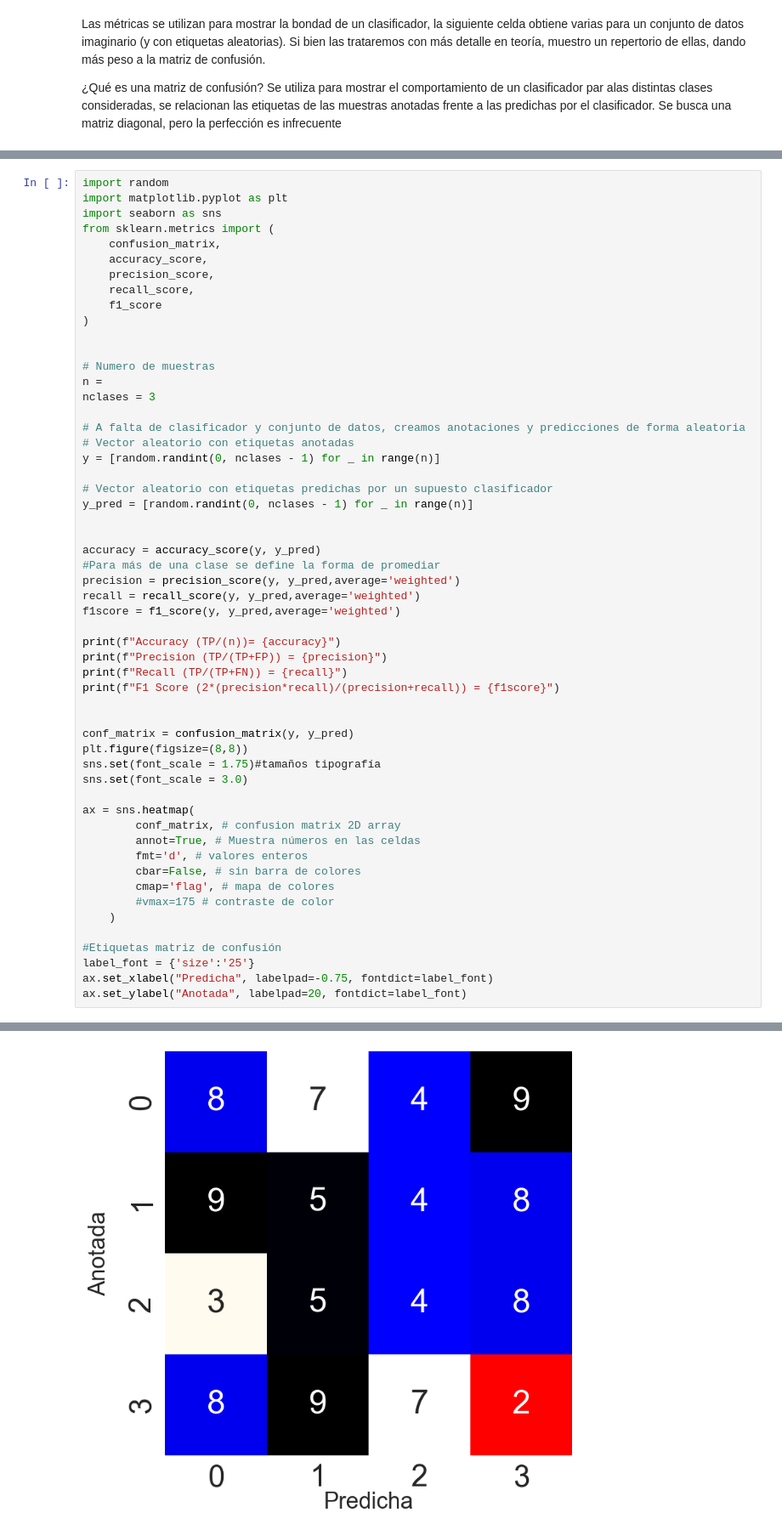
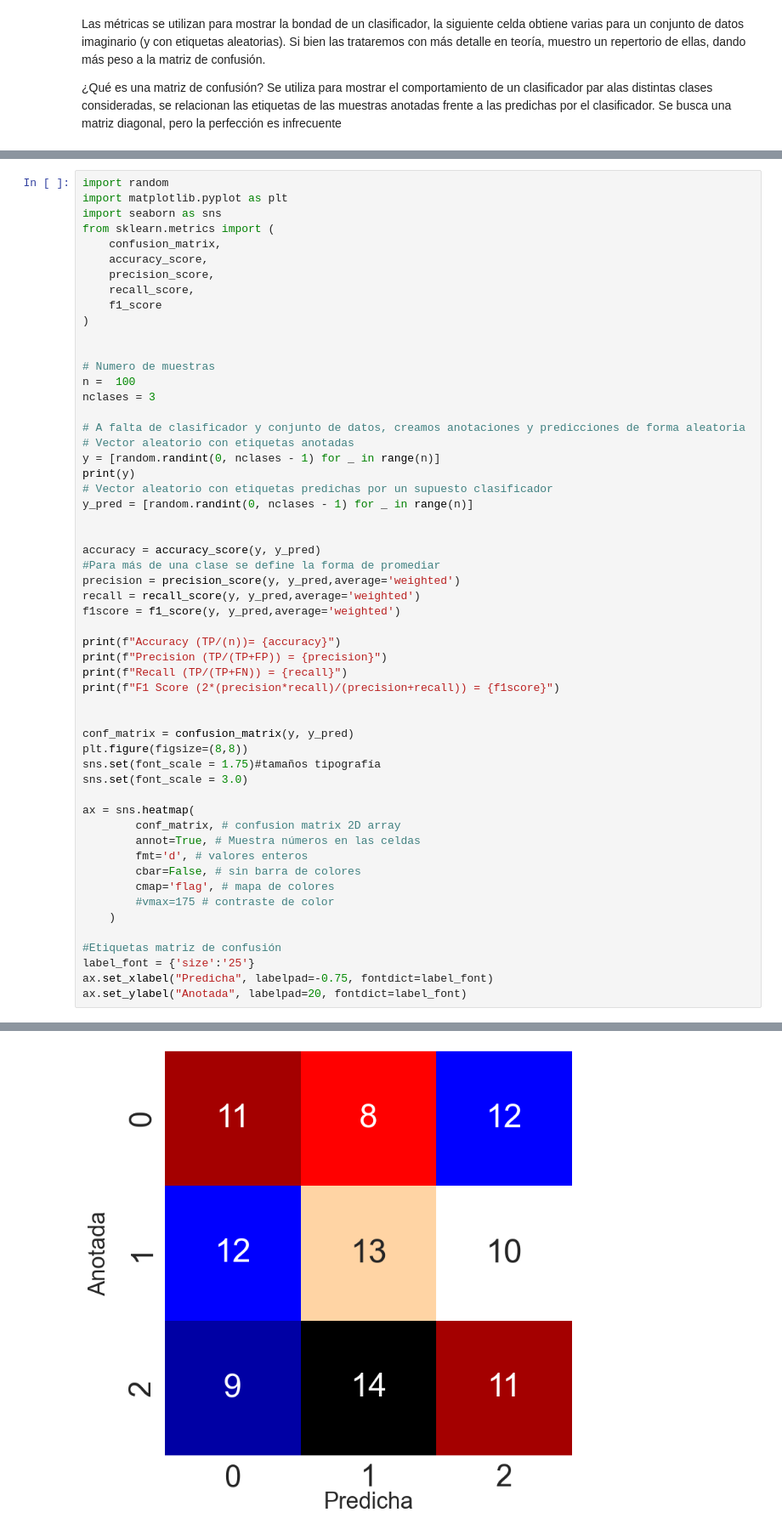
Before and after one commit to Sweetlord16/VC_P3, a Jupyter notebook: VC_P3.ipynb, the cells around one changed output, grey strips where cells are left out. Shown at 85% size. Cells and saved outputs as stored; diff of their text form.

Commit message:
Adding images + final changes

```diff
--- a/VC_P3.ipynb
+++ b/VC_P3.ipynb
@@ -673,13 +693,13 @@ from sklearn.metrics import (
 
 
 # Numero de muestras
-n =
+n =  100
 nclases = 3
 
 # A falta de clasificador y conjunto de datos, creamos anotaciones y predicciones de forma aleatoria
 # Vector aleatorio con etiquetas anotadas
 y = [random.randint(0, nclases - 1) for _ in range(n)]
-
+print(y)
 # Vector aleatorio con etiquetas predichas por un supuesto clasificador
 y_pred = [random.randint(0, nclases - 1) for _ in range(n)]
 
@@ -722,2 +743,2 @@ F1 Score (2*(precision*recall)/(precision+recall)) = 0.190648282535075
 Text(38.25, 0.5, 'Anotada')
-[figure, old version]
+[figure, new version]
```
Also changed, not shown: parts of 11 cells of this notebook, 9 other files.
